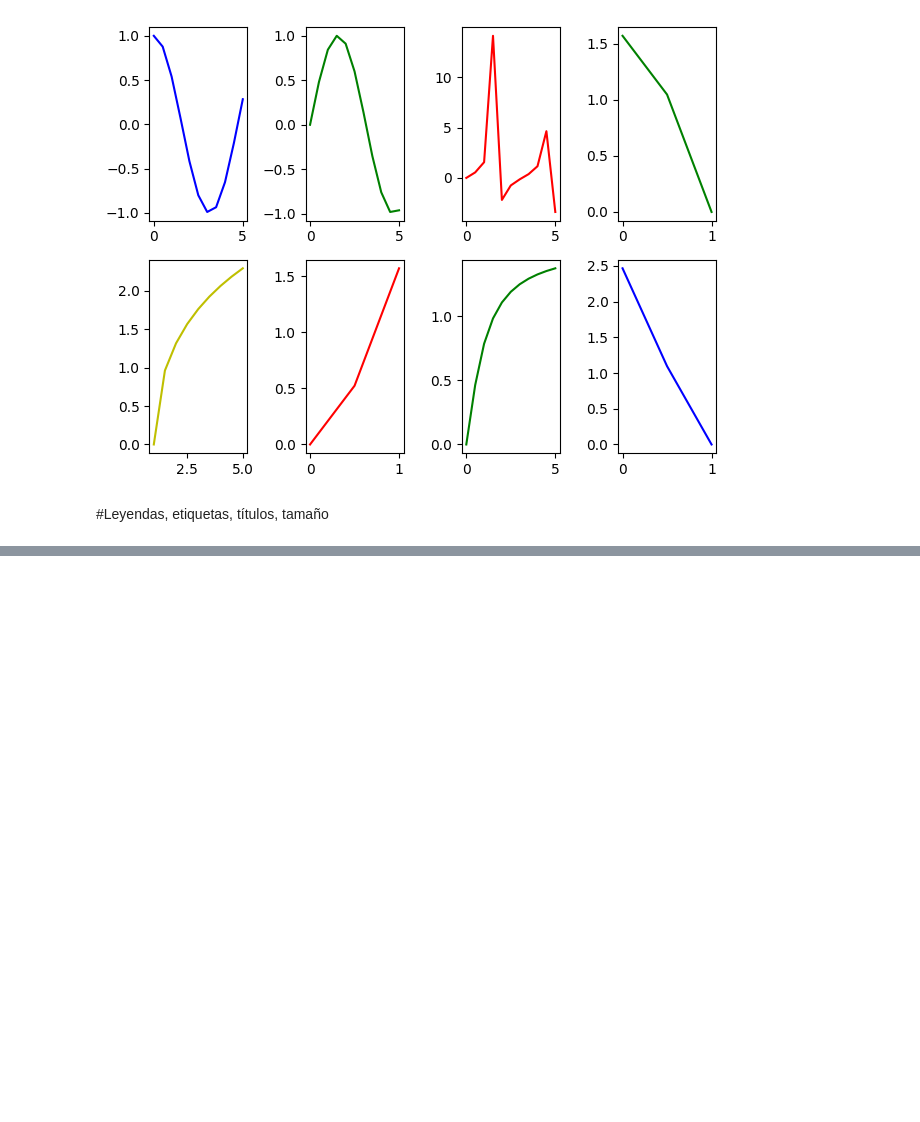
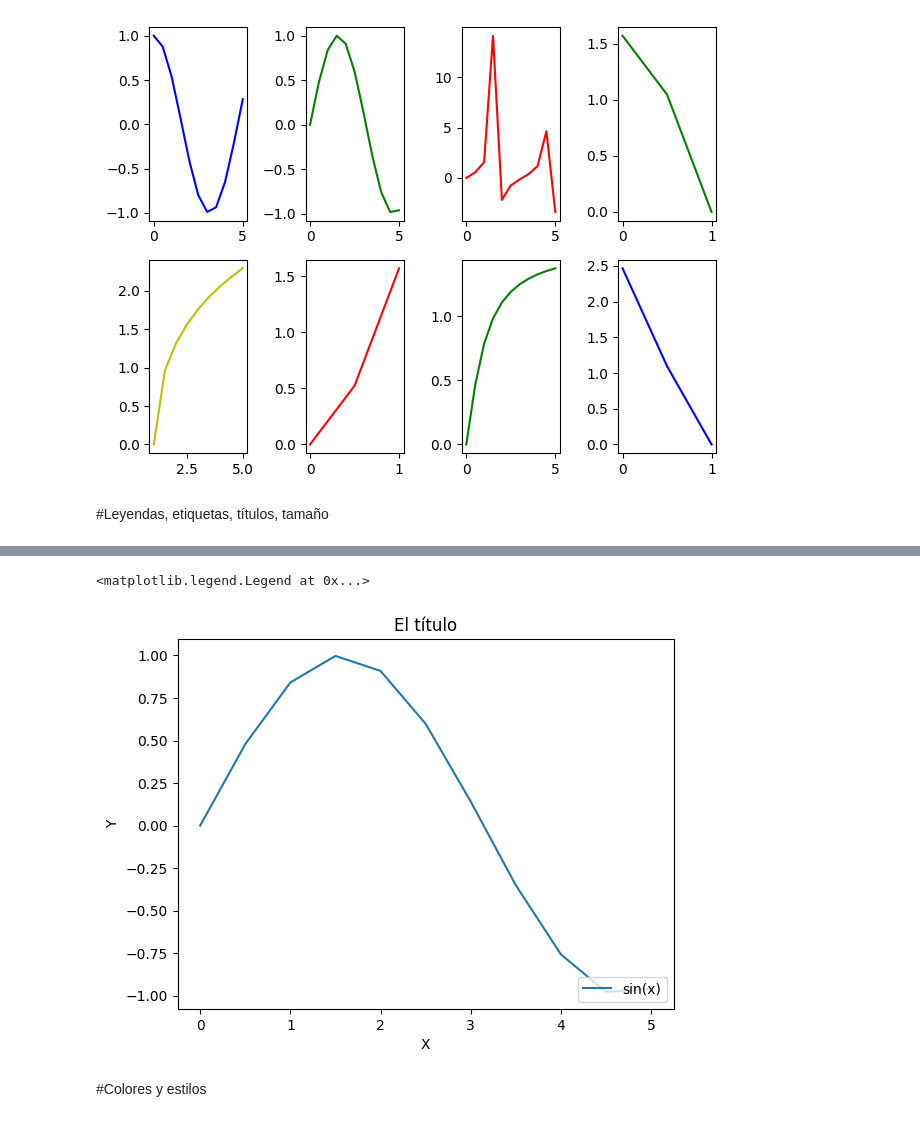
Before and after one commit to feracor/matplotlib_eaborn, a Jupyter notebook: 1_pyplot.ipynb, the cells around one changed output, grey strips where cells are left out. Saved outputs shown, nothing was run; the diff lists cells and outputs as text; code cells hidden in the pictures; blank space fills up the shorter version.

```diff
--- a/1_pyplot.ipynb
+++ b/1_pyplot.ipynb
@@ -209,0 +248,12 @@ fig.tight_layout() #Distribuye uniformemente
+# %%
+#Sin orientación a objetos
+plt.plot(x, y, label='sin(x)')
+plt.title('El título')
+plt.xlabel('X')
+plt.ylabel('Y')
+plt.legend(loc='lower right') #Ubicación de leyenda
+# %% [output]
+<matplotlib.legend.Legend at 0x...>
+[figure, added]
+# %% [markdown]
+#Colores y estilos
```
Also changed, not shown: parts of 5 cells of this notebook.
